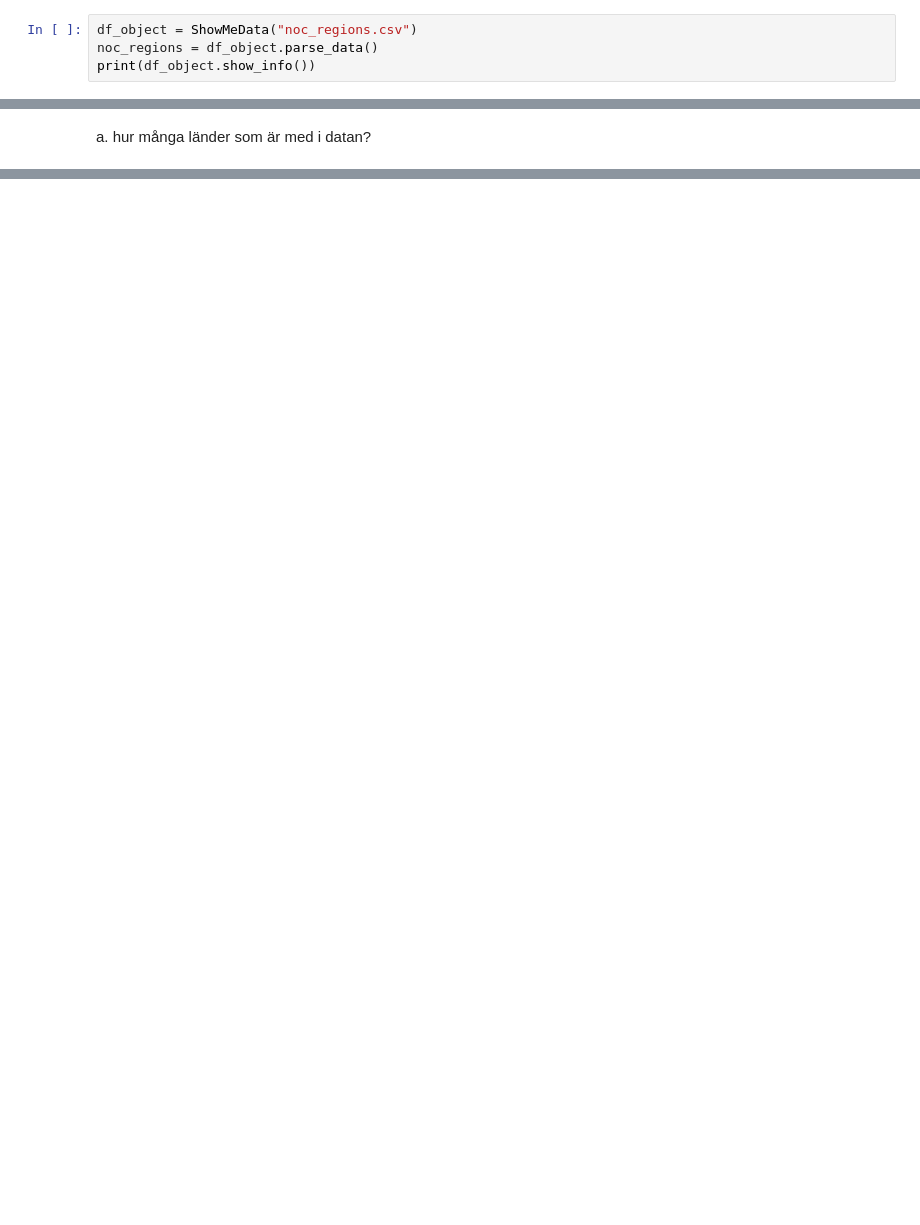
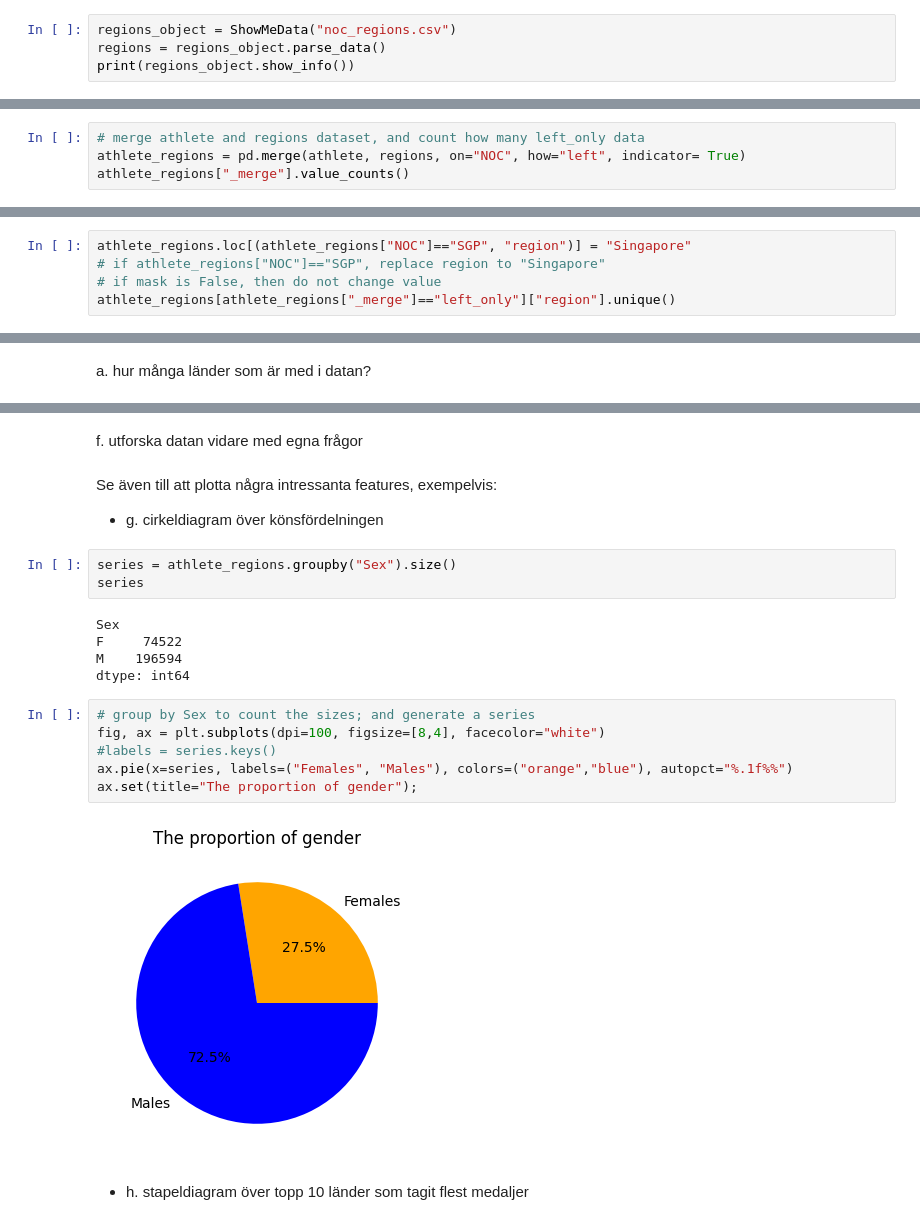
Before and after one commit to yuna-liu/Databehandling-OS-Yuna-Joachim, a Jupyter notebook: Q0_Y.ipynb, the cells around one changed output, grey strips where cells are left out. Saved outputs shown, nothing was run; the diff lists cells and outputs as text; blank space fills up the shorter version.

```diff
--- a/Q0_Y.ipynb
+++ b/Q0_Y.ipynb
@@ -34,9 +34,9 @@ Age       0.034944
 ID        0.000000
 dtype: float64
 # %%
-df_object = ShowMeData("noc_regions.csv")
-noc_regions = df_object.parse_data()
-print(df_object.show_info())
+regions_object = ShowMeData("noc_regions.csv")
+regions = regions_object.parse_data()
+print(regions_object.show_info())
 # %% [output]
 <class 'pandas.core.frame.DataFrame'>
 RangeIndex: 230 entries, 0 to 229
@@ -55,3 +55,7 @@ notes     0.908696
 region    0.013043
 NOC       0.000000
 dtype: float64
+# %%
+# merge athlete and regions dataset, and count how many left_only data
+athlete_regions = pd.merge(athlete, regions, on="NOC", how="left", indicator= True)
+athlete_regions["_merge"].value_counts()
@@ -57,0 +93,5 @@ dtype: float64
+# %%
+athlete_regions.loc[(athlete_regions["NOC"]=="SGP", "region")] = "Singapore"
+# if athlete_regions["NOC"]=="SGP", replace region to "Singapore"
+# if mask is False, then do not change value
+athlete_regions[athlete_regions["_merge"]=="left_only"]["region"].unique()
@@ -74,0 +187,23 @@ i. plotta gärna fler saker som är intressant.
+# %% [markdown]
+f. utforska datan vidare med egna frågor
+# %% [markdown]
+Se även till att plotta några intressanta features, exempelvis:
+- g. cirkeldiagram över könsfördelningen
+# %%
+series = athlete_regions.groupby("Sex").size()
+series
+# %% [output]
+Sex
+F     74522
+M    196594
+dtype: int64
+# %%
+# group by Sex to count the sizes; and generate a series
+fig, ax = plt.subplots(dpi=100, figsize=[8,4], facecolor="white")
+#labels = series.keys()
+ax.pie(x=series, labels=("Females", "Males"), colors=("orange","blue"), autopct="%.1f%%")
+ax.set(title="The proportion of gender");
+# %% [output]
+[figure, added]
+# %% [markdown]
+- h. stapeldiagram över topp 10 länder som tagit flest medaljer
```
Also changed, not shown: parts of 25 cells of this notebook.
